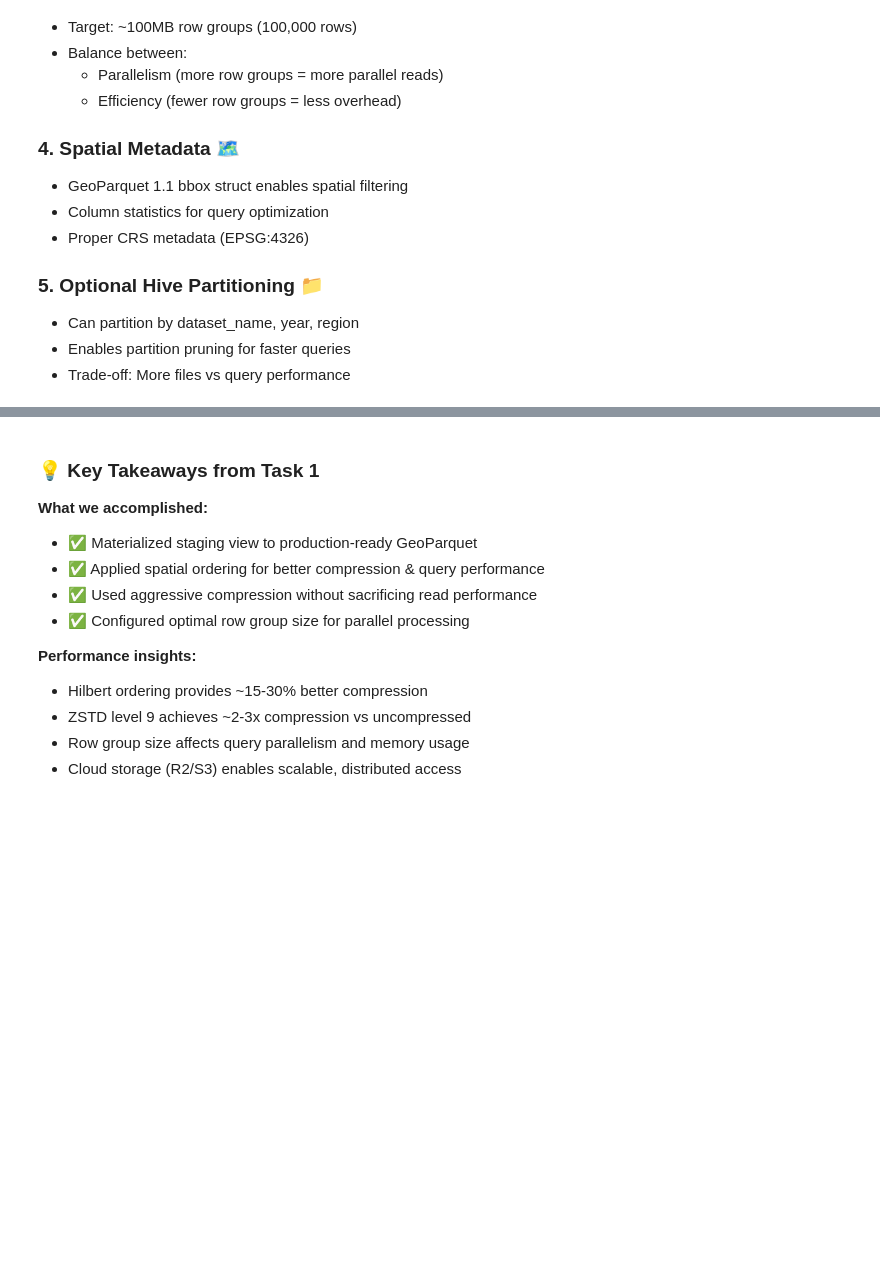
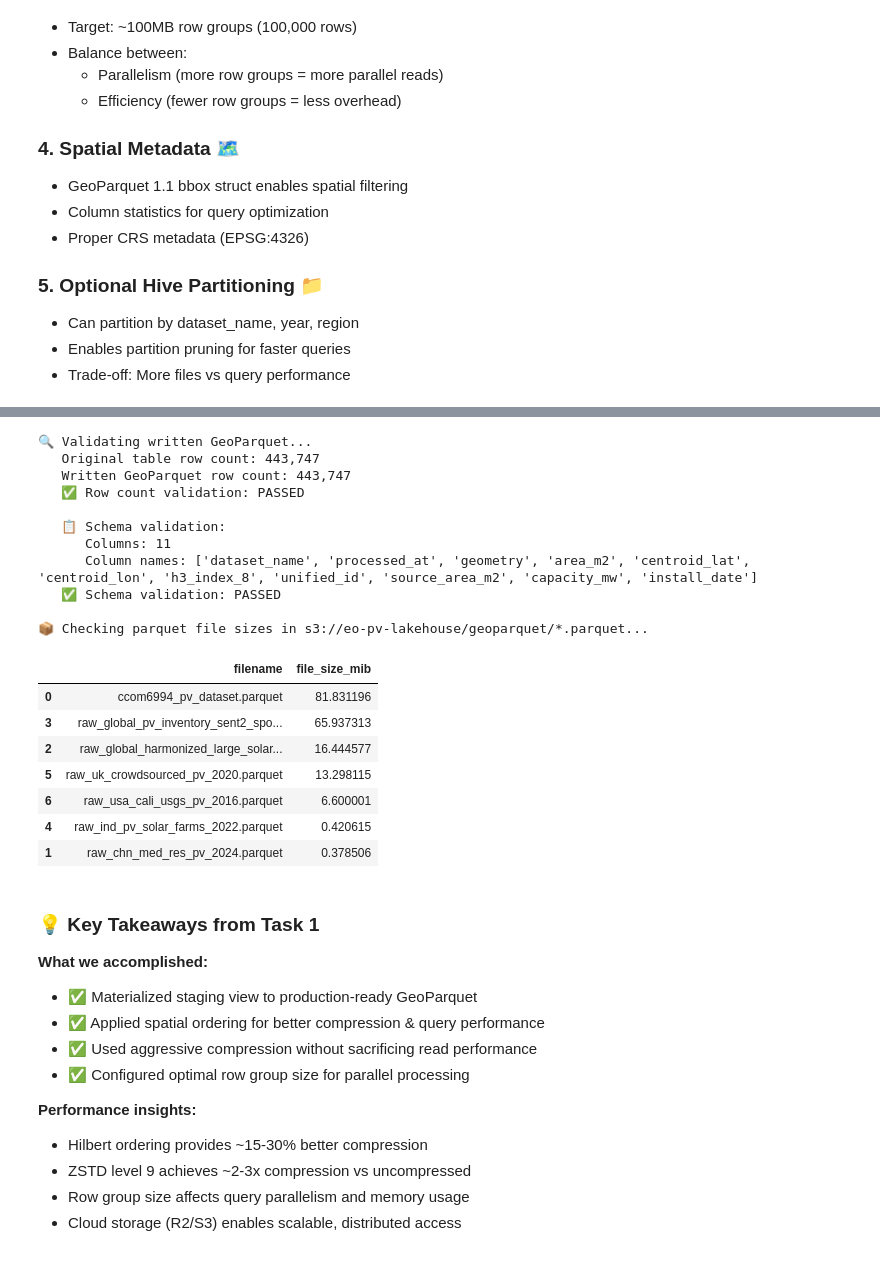
Before and after one commit to avega17/Ice-mELT_DuckLake, a Jupyter notebook: notebooks/ccom6994_pv_dataset_demo.ipynb, the cells around one changed output, grey strips where cells are left out. Saved outputs shown, nothing was run; the diff lists cells and outputs as text; code cells hidden in the pictures; blank space fills up the shorter version.

```diff
--- a/notebooks/ccom6994_pv_dataset_demo.ipynb
+++ b/notebooks/ccom6994_pv_dataset_demo.ipynb
@@ -193,8 +201,6 @@ def create_duckdb_connection(
         LOAD spatial;
         INSTALL h3 FROM community;
         LOAD h3;
-        INSTALL cache_httpfs FROM community;
-        LOAD cache_httpfs;
     """
 
     try:
@@ -202,6 +208,17 @@ def create_duckdb_connection(
         print("✅ All extensions loaded successfully")
     except Exception as e:
         print(f"⚠️  Extension loading error: {e}")
+
+    # any remaining extension-specific config
+    # ext_config_sql = f"""
+    #     SET cache_httpfs_profile_type='on_disk';
+    #     SET cache_httpfs_cache_directory='{os.getenv('HTTPFS_CACHE_PATH', 'db/.httpfs_cache')}';
+    # """
+    # try:
+    #     con.execute(ext_config_sql)
+    #     print("✅ Extension-specific configuration applied")
+    # except Exception as e:
+    #     print(f"⚠️  Extension configuration error: {e}")
 
     # Attach DuckLake catalog (use production by default)
     try:
@@ -241,7 +258,7 @@ con = create_duckdb_connection(use_production=True)
 try:
     tables = con.execute("SHOW TABLES;").fetchall()
     print(f"\n📊 Available tables in catalog: {len(tables)}")
-    for table in tables[:10]:
+    for table in tables:
         print(f"   - {table[0]}")
 except Exception as e:
     print(f"ℹ️  Could not list tables: {e}")
@@ -445,33 +499,69 @@ for key, value in write_stats.items():
 # %%
 # Validate write by reading back and checking schema + record count
 print("\n🔍 Validating written GeoParquet...")
 
 try:
     # Get original row count from source table
     original_count = con.execute("SELECT COUNT(*) as cnt FROM stg_pv_consolidated").fetchone()[0]
     print(f"   Original table row count: {original_count:,}")
 
     # Read back from R2 and get count
     validation_query = f"SELECT COUNT(*) as cnt FROM read_parquet('{output_path}')"
     written_count = con.execute(validation_query).fetchone()[0]
     print(f"   Written GeoParquet row count: {written_count:,}")
 
     # Check if counts match
     if original_count == written_count:
         print("   ✅ Row count validation: PASSED")
     else:
         print(f"   ⚠️  Row count mismatch: {original_count:,} vs {written_count:,}")
 
     # Validate schema by reading a sample
     schema_query = f"SELECT * FROM read_parquet('{output_path}') LIMIT 1"
     sample_df = con.execute(schema_query).fetchdf()
     print(f"\n   📋 Schema validation:")
     print(f"      Columns: {len(sample_df.columns)}")
     print(f"      Column names: {list(sample_df.columns)}")
     print("   ✅ Schema validation: PASSED")
 
 except Exception as e:
     print(f"   ❌ Validation error: {e}")
+
+# output file sizes of all our GeoParquets
+try:
+    parquet_glob = output_path.replace("ccom6994_pv_dataset.parquet", "*.parquet")
+    print(f"\n📦 Checking parquet file sizes in {parquet_glob}...")
+    # see here: https://duckdb.org/docs/stable/guides/file_formats/read_file
+    size_query = f"""SELECT size as file_size_bytes, filename FROM read_blob('{parquet_glob}')
+    """
+    size_result = con.execute(size_query).fetchdf()
+    # format as MiB
+    size_result['file_size_mib'] = size_result['file_size_bytes'] / (1024 * 1024)
+    # keep only base filename
+    size_result['filename'] = size_result['filename'].apply(lambda x: x.split('/')[-1])
+    display(size_result[['filename', 'file_size_mib']].sort_values(by='file_size_mib', ascending=False))
+except Exception as e:
+    print(f"   ❌ Error checking file sizes: {e}")
+# %% [output]
+🔍 Validating written GeoParquet...
+   Original table row count: 443,747
+   Written GeoParquet row count: 443,747
+   ✅ Row count validation: PASSED
+
+   📋 Schema validation:
+      Columns: 11
+      Column names: ['dataset_name', 'processed_at', 'geometry', 'area_m2', 'centroid_lat', 'centroid_lon', 'h3_index_8', 'unified_id', 'source_area_m2', 'capacity_mw', 'install_date']
+   ✅ Schema validation: PASSED
+
+📦 Checking parquet file sizes in s3://eo-pv-lakehouse/geoparquet/*.parquet...
+|  | filename | file_size_mib |
+| 0 | ccom6994_pv_dataset.parquet | 81.831196 |
+| 3 | raw_global_pv_inventory_sent2_spo... | 65.937313 |
+| 2 | raw_global_harmonized_large_solar... | 16.444577 |
+| 5 | raw_uk_crowdsourced_pv_2020.parquet | 13.298115 |
+| 6 | raw_usa_cali_usgs_pv_2016.parquet | 6.600001 |
+| 4 | raw_ind_pv_solar_farms_2022.parquet | 0.420615 |
+| 1 | raw_chn_med_res_pv_2024.parquet | 0.378506 |
 # %% [markdown]
 ### 💡 Key Takeaways from Task 1
 
```
Also changed, not shown: parts of 25 cells of this notebook, 5 other files.
